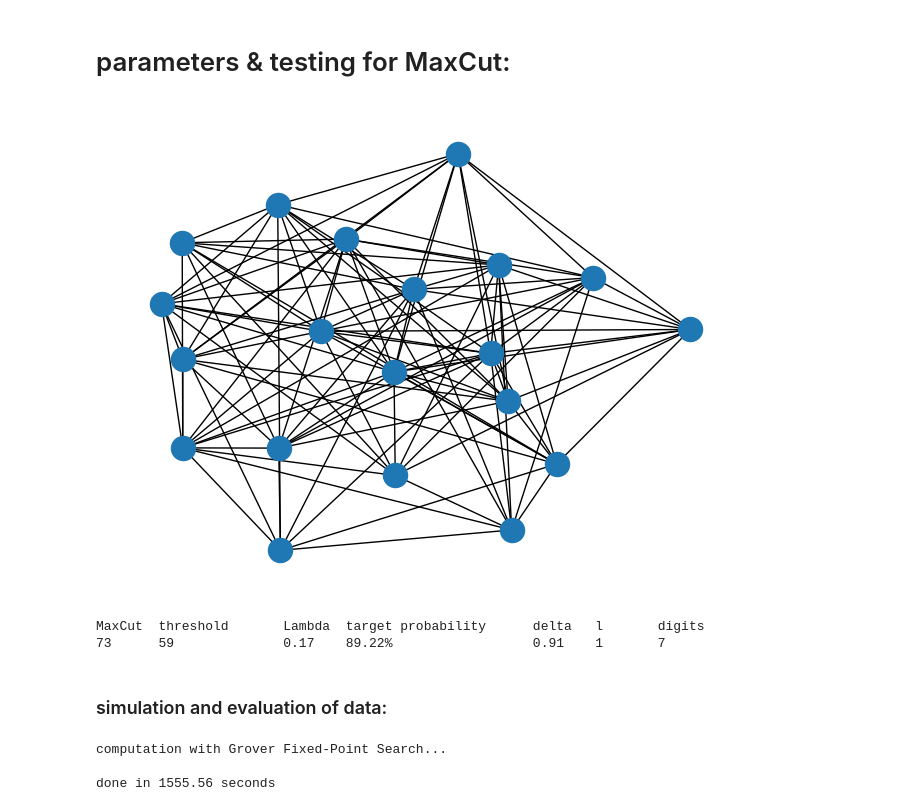
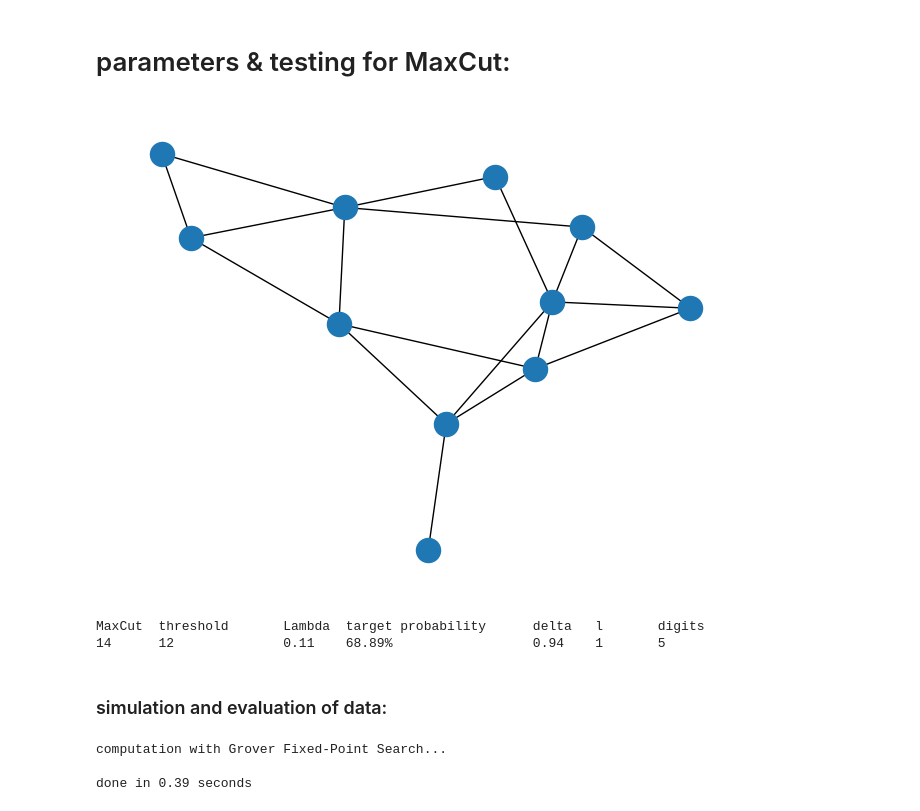
Before and after one commit to akos-nagy/FPGAS_for_QUBO, a Jupyter notebook: code/Grover_FPS_for_QUBO.ipynb, the cells around one changed output. Saved outputs shown, nothing was run; the diff lists cells and outputs as text; code cells hidden in the pictures.

```diff
--- a/code/Grover_FPS_for_QUBO.ipynb
+++ b/code/Grover_FPS_for_QUBO.ipynb
@@ -234,13 +234,13 @@ def GroverFPSForQUBO(QuadraticForm: list[list[int]], digits: int, threshold: int
 # parameters & testing for MaxCut:
 # %%
 # random, connected graph
-NumberOfVertices, EdgeProbability = 20, 5e-1
+NumberOfVertices, EdgeProbability = 11, 5e-1
 Graph = nx.erdos_renyi_graph(NumberOfVertices, EdgeProbability)
 while not nx.is_connected(Graph):
     Graph = nx.erdos_renyi_graph(NumberOfVertices, EdgeProbability)
 nx.draw(Graph, with_labels=False)
 # %% [output]
-[figure, old version]
+[figure, new version]
 # %%
 GraphLaplacian = nx.laplacian_matrix(Graph).toarray()
 NumberOfEdges = np.trace(GraphLaplacian) // 2
@@ -271,7 +271,7 @@ TargetProbability = GroverProbability(delta, Lambda)
 print(f"MaxCut\tthreshold\tLambda\ttarget probability\tdelta\tl\tdigits\n{MaxCut}\t{threshold}\t\t{Lambda:.2f}\t{TargetProbability:.2%}\t\t\t{delta:.2}\t{l}\t{digits}\n")
 # %% [output]
 MaxCut  threshold       Lambda  target probability      delta   l       digits
-73      59              0.17    89.22%                  0.91    1       7
+14      12              0.11    68.89%                  0.94    1       5
 # %% [markdown]
 ### simulation and evaluation of data:
 # %%
@@ -305,7 +305,7 @@ print(f"done in {(timer() - Start):.2f} seconds\n")
 # %% [output]
 computation with Grover Fixed-Point Search...
 
-done in 1555.56 seconds
+done in 0.39 seconds
 # %%
 probabilities = psi.probabilities(np.arange(QC.num_qubits - QC.num_ancillas))
 distribution = np.array([np.sum(np.where(cuts == cut, probabilities, 0)) for cut in range(MaxCut + 1)])
```
Also changed, not shown: parts of 4 cells of this notebook.
